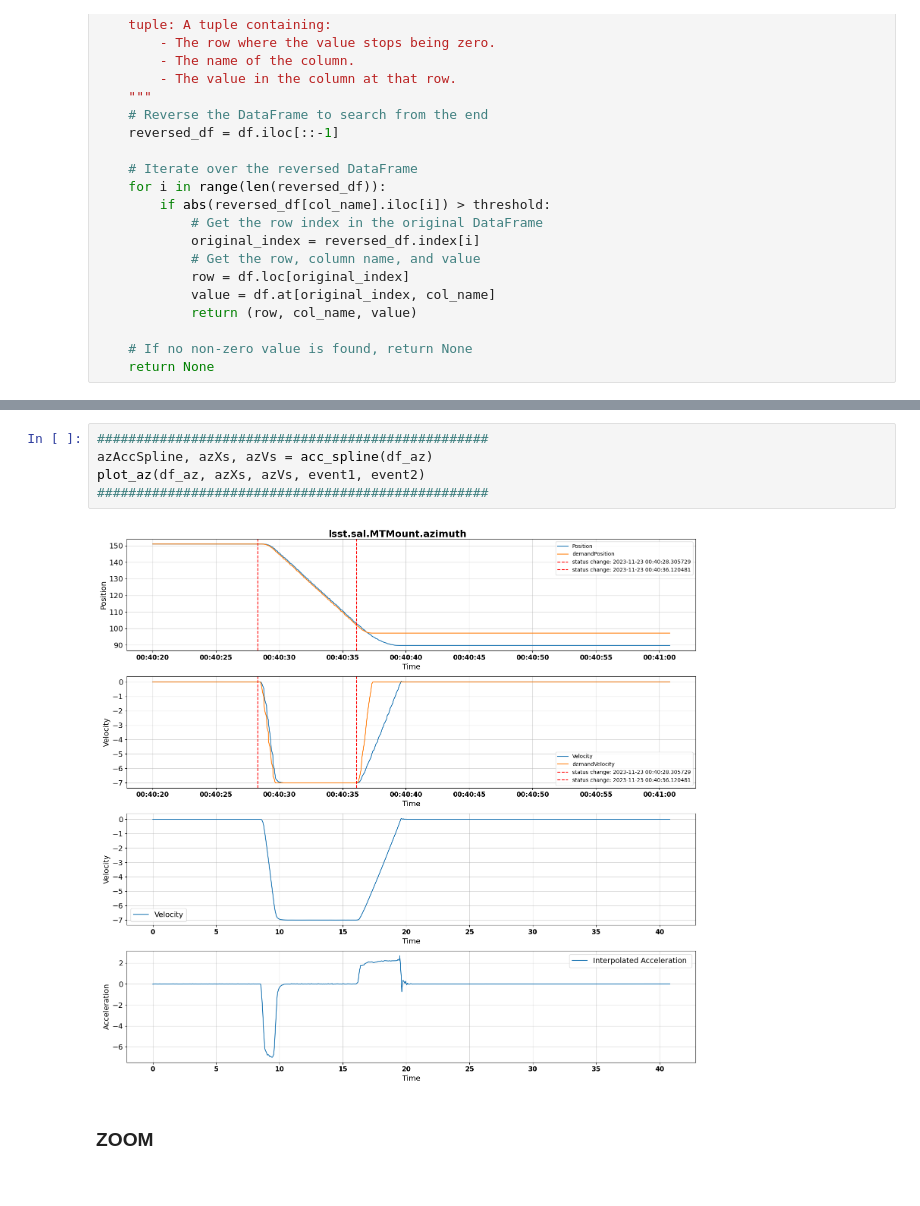
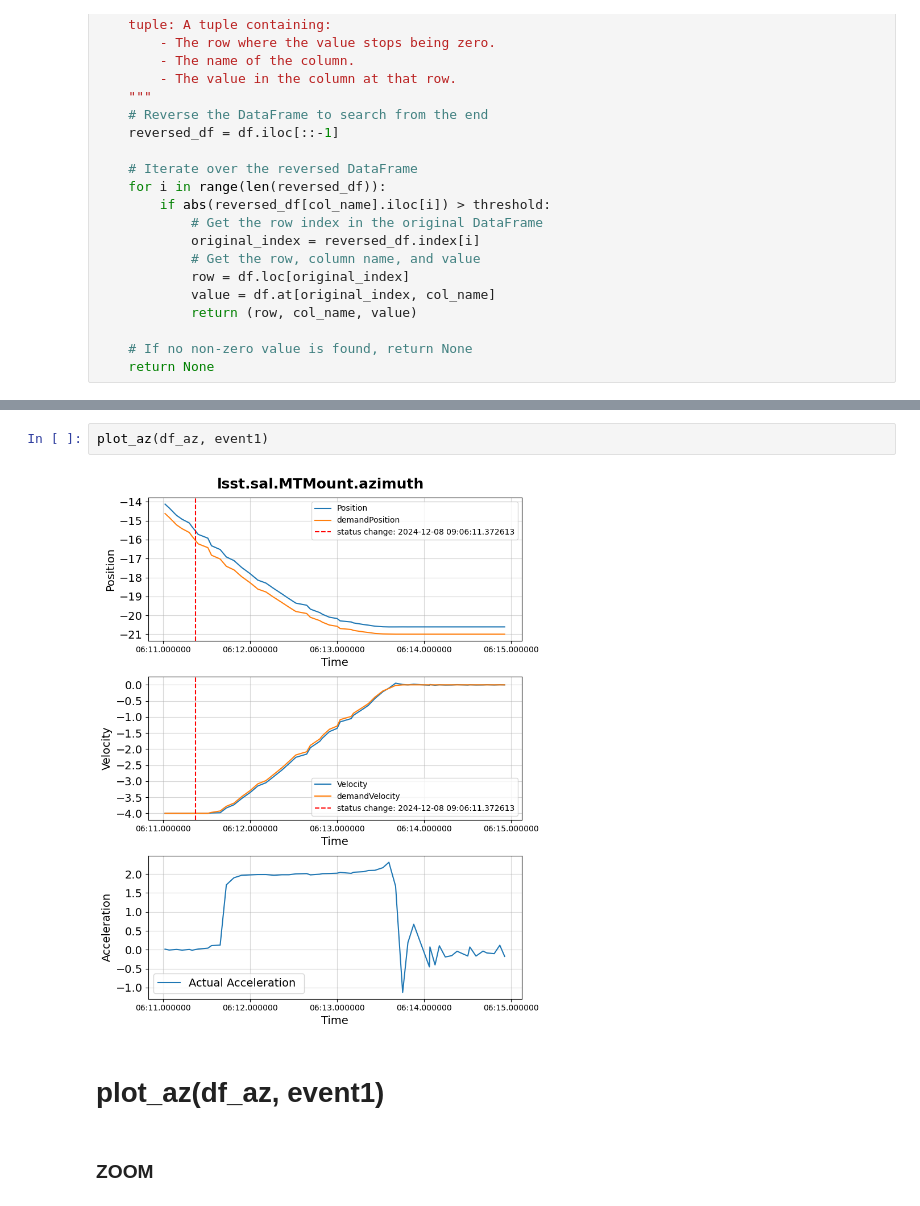
Before and after one commit to lsst-sitcom/sitcomtn-143, a Jupyter notebook: index.ipynb, the cells around one changed output, grey strips where cells are left out. Cells and saved outputs as stored; diff of their text form.

```diff
--- a/index.ipynb
+++ b/index.ipynb
@@ -593,10 +608,9 @@ Event happened at:  2023-11-23T00:40:36.120481
-# %%
-##################################################
-azAccSpline, azXs, azVs = acc_spline(df_az)
-plot_az(df_az, azXs, azVs, event1, event2)
-##################################################
-# %% [output]
-[figure, removed]
+# %%
+plot_az(df_az, event1)
+# %% [output]
+[figure, added]
+# %% [markdown]
+# plot_az(df_az, event1)
 # %% [markdown]
 ### ZOOM
 # %%
```
Also changed, not shown: parts of 106 cells of this notebook.
